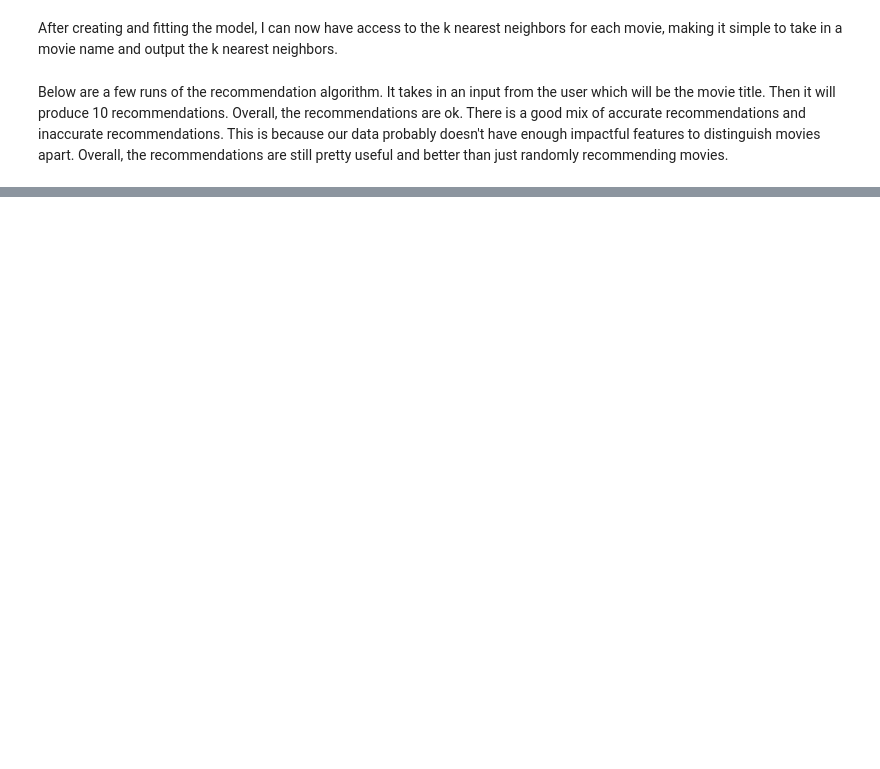
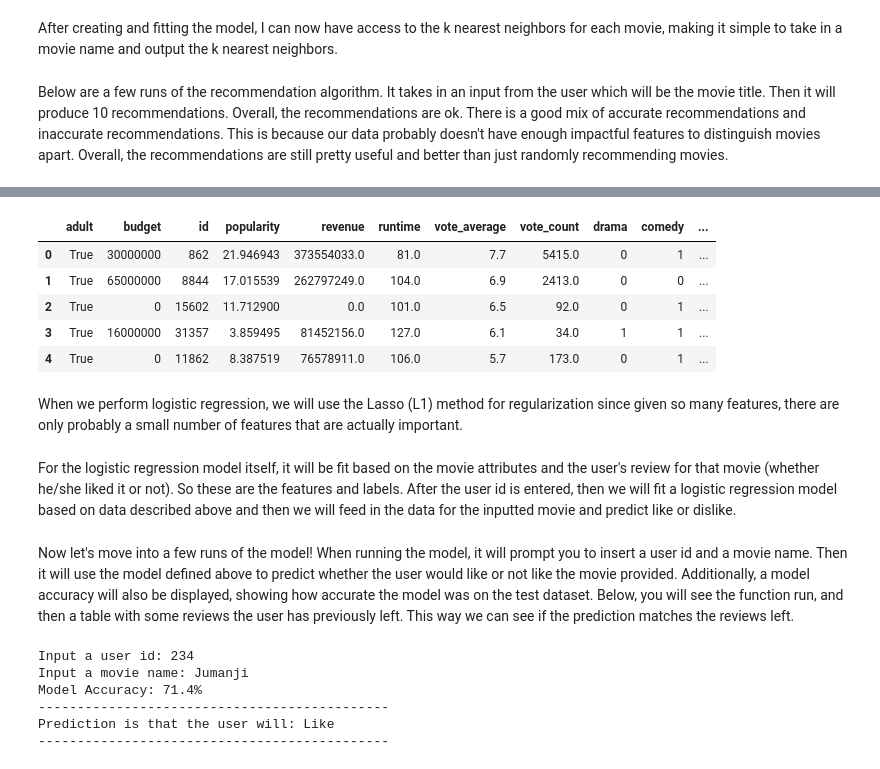
Before and after one commit to kevc528/MovieDatasetAnalysis, a Jupyter notebook: KevinChen_MoviesNotebook.ipynb, the cells around one changed output, grey strips where cells are left out. Drawn from its saved outputs; the diff is of its cells as text; code cells hidden in the pictures; blank space fills up the shorter version.

```diff
--- a/KevinChen_MoviesNotebook.ipynb
+++ b/KevinChen_MoviesNotebook.ipynb
@@ -652,0 +695,17 @@ Bulworth
+# %%
+regr_df = pd.read_csv('movies_metadata.csv', low_memory=False)
+
+# converting to the correct types
+regr_df = regr_df[regr_df.budget.apply(lambda x: x.isnumeric())]
+regr_df['vote_count'] = pd.to_numeric(regr_df['vote_count'])
+regr_df['budget'] = pd.to_numeric(regr_df['budget'])
+
+regr_df['adult'] = regr_df['adult'].astype('bool')
+regr_df['revenue'] = pd.to_numeric(regr_df['revenue'])
+regr_df['popularity'] = pd.to_numeric(regr_df['popularity'])
+regr_df['runtime'] = pd.to_numeric(regr_df['runtime'])
+regr_df['vote_average'] = pd.to_numeric(regr_df['vote_average'])
+
+regr_df = regr_df.replace({'\'': '"'}, regex=True)
+
+regr_df.head()
@@ -652,0 +719,25 @@ Bulworth
+# %%
+import json
+
+regr_df['drama'] = regr_df['genres'].apply(lambda x : 1 if 'Drama' in x else 0)
+regr_df['comedy'] = regr_df['genres'].apply(lambda x : 1 if 'Comedy' in x else 0)
+regr_df['thriller'] = regr_df['genres'].apply(lambda x : 1 if 'Thriller' in x else 0)
+regr_df['action'] = regr_df['genres'].apply(lambda x : 1 if 'Action' in x else 0)
+regr_df['adventure'] = regr_df['genres'].apply(lambda x : 1 if 'Adventure' in x else 0)
+
+regr_df = regr_df.drop(columns=['homepage', 'genres', 'imdb_id', 'original_language', 'original_title',
+                            'overview', 'poster_path', 'status', 'tagline', 'title', 'video', 'belongs_to_collection',
+                            'production_countries', 'production_companies', 'spoken_languages','release_date'
+                            ])
+regr_df.head()
+# %% [output]
+|  | adult | budget | id | popularity | revenue | runtime | vote_average | vote_count | drama | comedy | ... |
+| 0 | True | 30000000 | 862 | 21.946943 | 373554033.0 | 81.0 | 7.7 | 5415.0 | 0 | 1 | ... |
+| 1 | True | 65000000 | 8844 | 17.015539 | 262797249.0 | 104.0 | 6.9 | 2413.0 | 0 | 0 | ... |
+| 2 | True | 0 | 15602 | 11.712900 | 0.0 | 101.0 | 6.5 | 92.0 | 0 | 1 | ... |
+| 3 | True | 16000000 | 31357 | 3.859495 | 81452156.0 | 127.0 | 6.1 | 34.0 | 1 | 1 | ... |
+| 4 | True | 0 | 11862 | 8.387519 | 76578911.0 | 106.0 | 5.7 | 173.0 | 0 | 1 | ... |
+# %% [markdown]
+When we perform logistic regression, we will use the Lasso (L1) method for regularization since given so many features, there are only probably a small number of features that are actually important.
+# %% [markdown]
+For the logistic regression model itself, it will be fit based on the movie attributes and the user's review for that movie (whether he/she liked it or not). So these are the features and labels. After the user id is entered, then we will fit a logistic regression model based on data described above and then we will feed in the data for the inputted movie and predict like or dislike.
@@ -652,0 +819,11 @@ Bulworth
+# %% [markdown]
+Now let's move into a few runs of the model! When running the model, it will prompt you to insert a user id and a movie name. Then it will use the model defined above to predict whether the user would like or not like the movie provided. Additionally, a model accuracy will also be displayed, showing how accurate the model was on the test dataset. Below, you will see the function run, and then a table with some reviews the user has previously left. This way we can see if the prediction matches the reviews left.
+# %%
+predict_like()
+# %% [output]
+Input a user id: 234
+Input a movie name: Jumanji
+Model Accuracy: 71.4%
+---------------------------------------------
+Prediction is that the user will: Like
+---------------------------------------------
```
Also changed, not shown: parts of 38 cells of this notebook.
